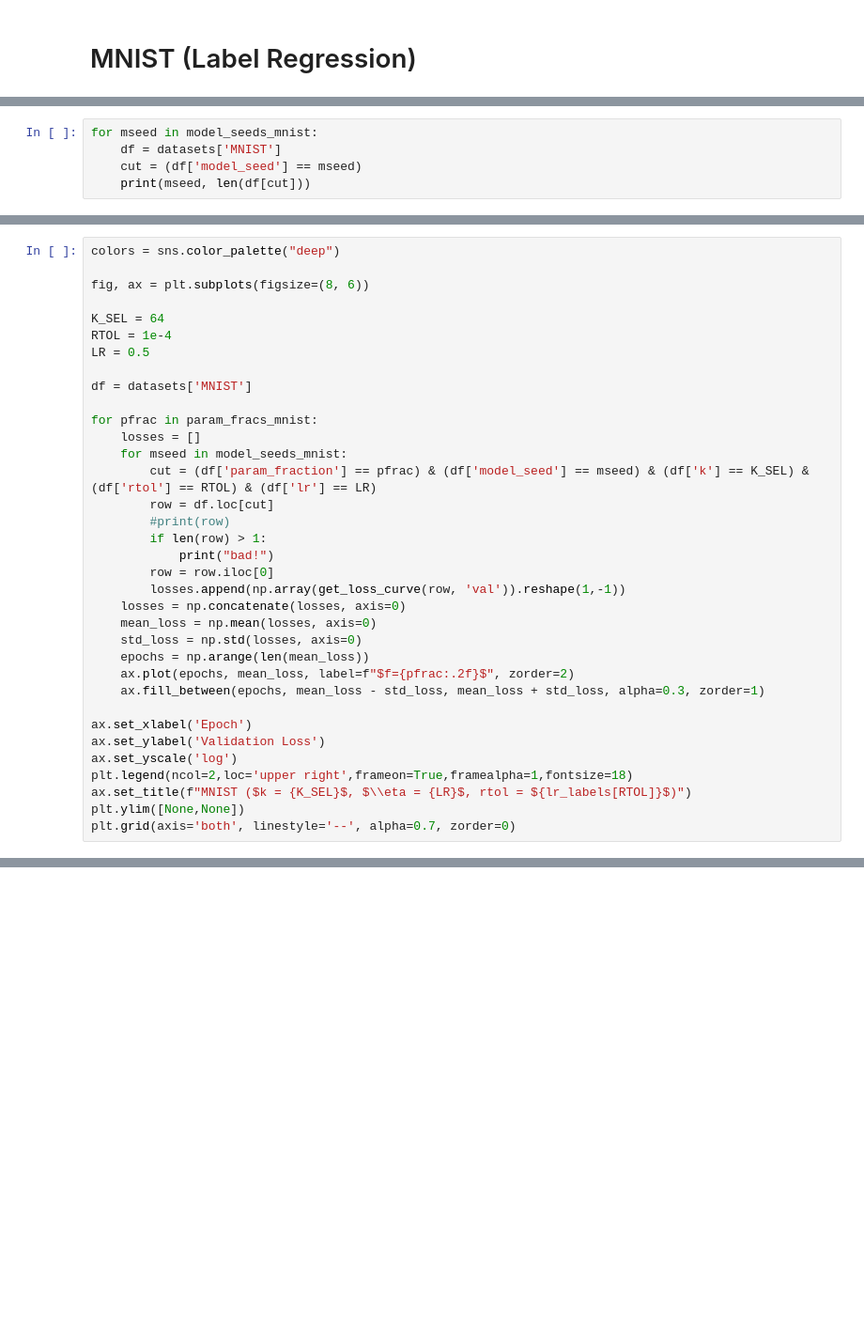
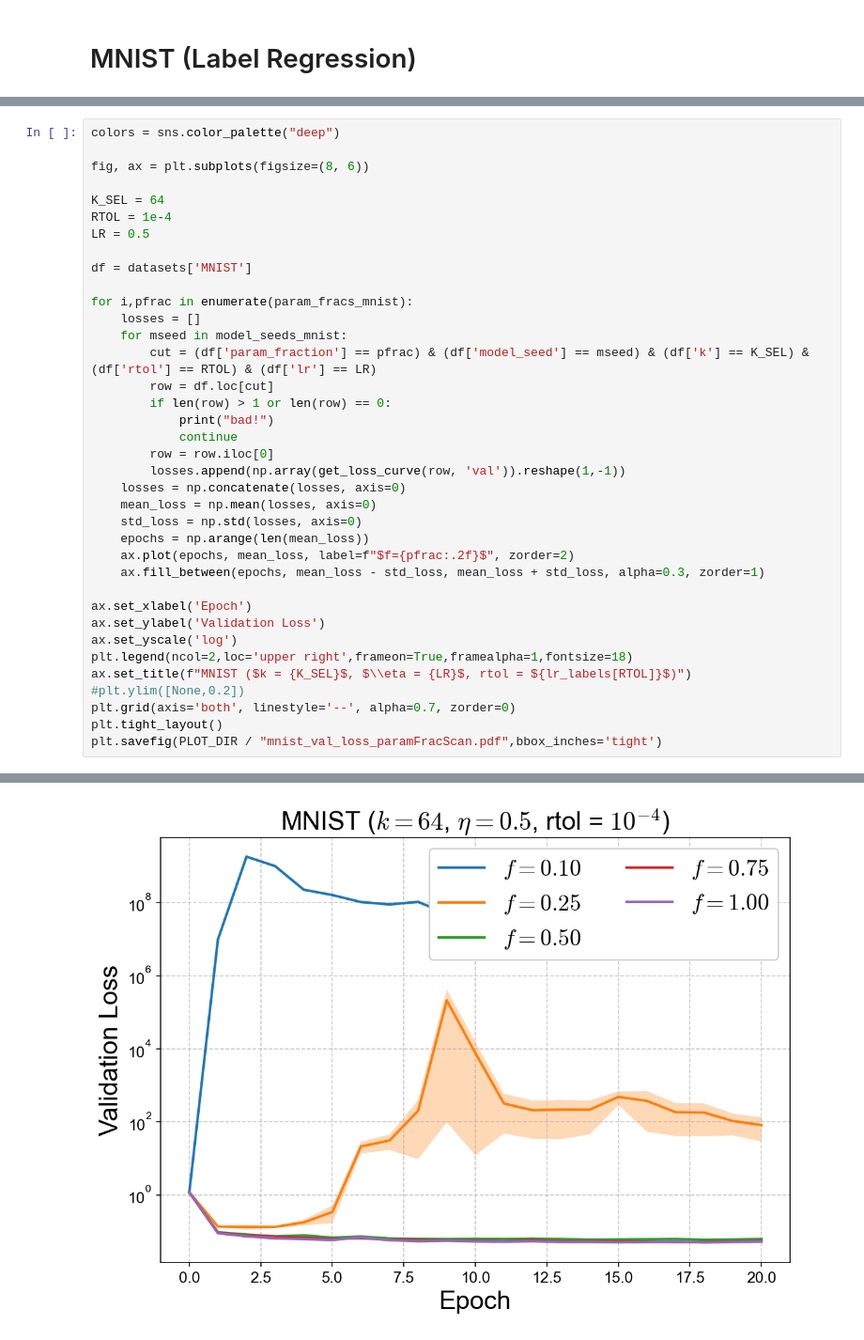
Before and after one commit to sambt/sven-experiments, a Jupyter notebook: analysis/paramfrac_analysis.ipynb, the cells around one changed output, grey strips where cells are left out. Shown at 94% size. Cells and saved outputs as stored; diff of their text form; blank space fills up the shorter version.

```diff
--- a/analysis/paramfrac_analysis.ipynb
+++ b/analysis/paramfrac_analysis.ipynb
@@ -193,5 +247,0 @@ df.param_fraction.unique()
-# %%
-for mseed in model_seeds_mnist:
-    df = datasets['MNIST']
-    cut = (df['model_seed'] == mseed)
-    print(mseed, len(df[cut]))
@@ -208,14 +256,14 @@ LR = 0.5
 
 df = datasets['MNIST']
 
-for pfrac in param_fracs_mnist:
+for i,pfrac in enumerate(param_fracs_mnist):
     losses = []
     for mseed in model_seeds_mnist:
         cut = (df['param_fraction'] == pfrac) & (df['model_seed'] == mseed) & (df['k'] == K_SEL) & (df['rtol'] == RTOL) & (df['lr'] == LR)
         row = df.loc[cut]
-        #print(row)
-        if len(row) > 1:
+        if len(row) > 1 or len(row) == 0:
             print("bad!")
+            continue
         row = row.iloc[0]
         losses.append(np.array(get_loss_curve(row, 'val')).reshape(1,-1))
     losses = np.concatenate(losses, axis=0)
@@ -230,5 +278,8 @@ ax.set_ylabel('Validation Loss')
 ax.set_yscale('log')
 plt.legend(ncol=2,loc='upper right',frameon=True,framealpha=1,fontsize=18)
 ax.set_title(f"MNIST ($k = {K_SEL}$, $\\eta = {LR}$, rtol = ${lr_labels[RTOL]}$)")
-plt.ylim([None,None])
+#plt.ylim([None,0.2])
 plt.grid(axis='both', linestyle='--', alpha=0.7, zorder=0)
+plt.tight_layout()
+plt.savefig(PLOT_DIR / "mnist_val_loss_paramFracScan.pdf",bbox_inches='tight')
+# %% [output]
@@ -234,0 +294 @@ plt.grid(axis='both', linestyle='--', alpha=0.7, zorder=0)
+[figure, added]
```
Also changed, not shown: parts of 11 cells of this notebook, 4 other files.
